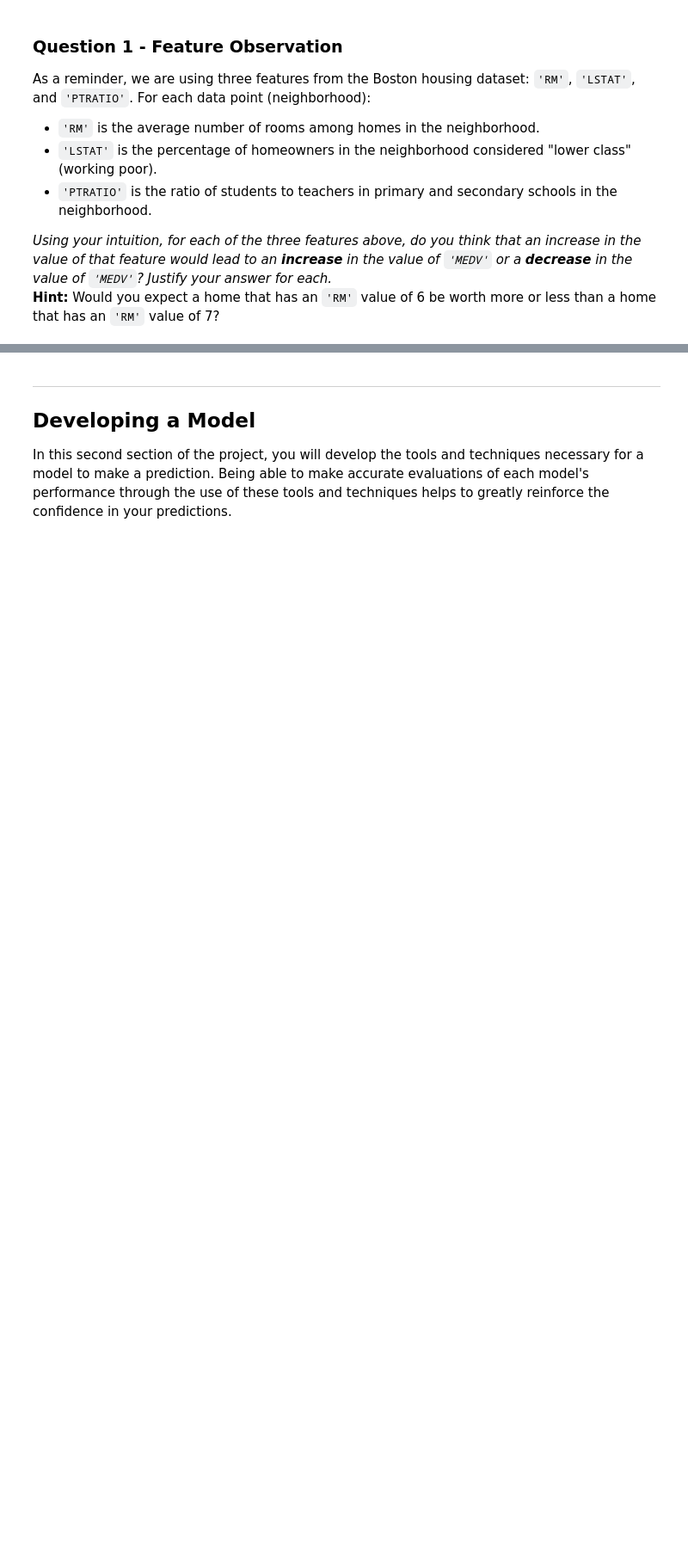
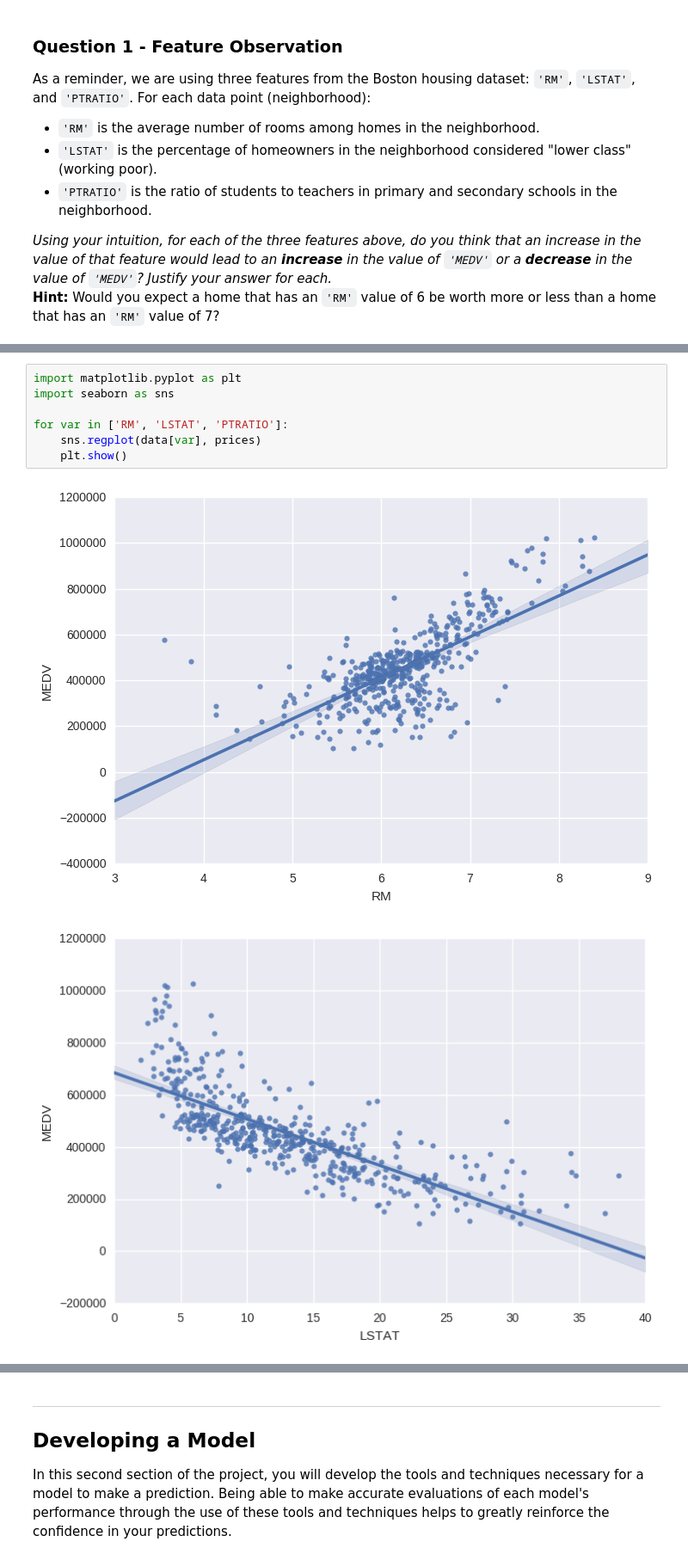
Before and after one commit to biank88/machine-learning, a Jupyter notebook: projects/boston_housing/boston_housing.ipynb, the cells around one changed output, grey strips where cells are left out. Shown at 86% size. Saved outputs shown, nothing was run; the diff lists cells and outputs as text; blank space fills up the shorter version.

```diff
--- a/projects/boston_housing/boston_housing.ipynb
+++ b/projects/boston_housing/boston_housing.ipynb
@@ -99,0 +114,10 @@ _Using your intuition, for each of the three features above, do you think that a
+# %%
+import matplotlib.pyplot as plt
+import seaborn as sns
+
+for var in ['RM', 'LSTAT', 'PTRATIO']:
+    sns.regplot(data[var], prices)
+    plt.show()
+# %% [output]
+[figure, added]
+[figure, added]
```
Also changed, not shown: parts of 19 cells of this notebook, 2 other files.
